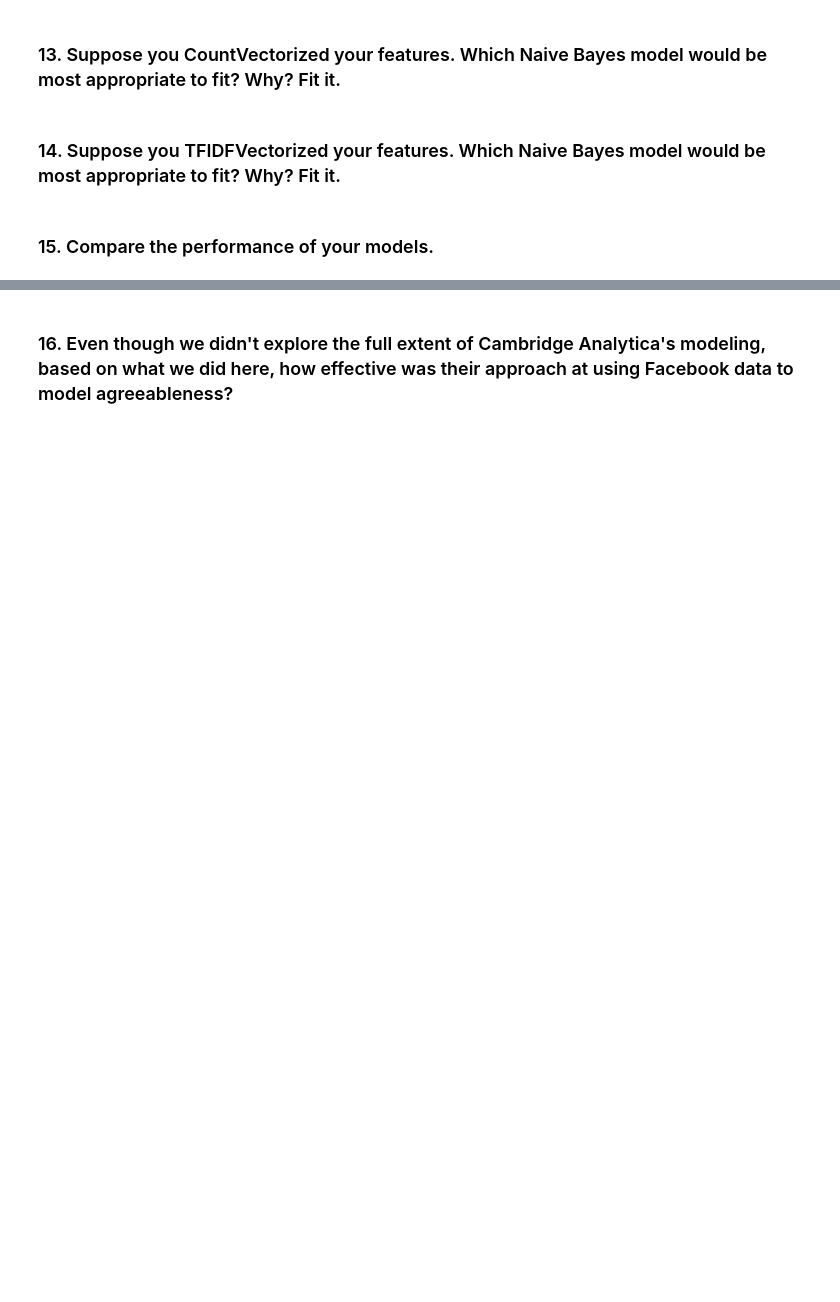
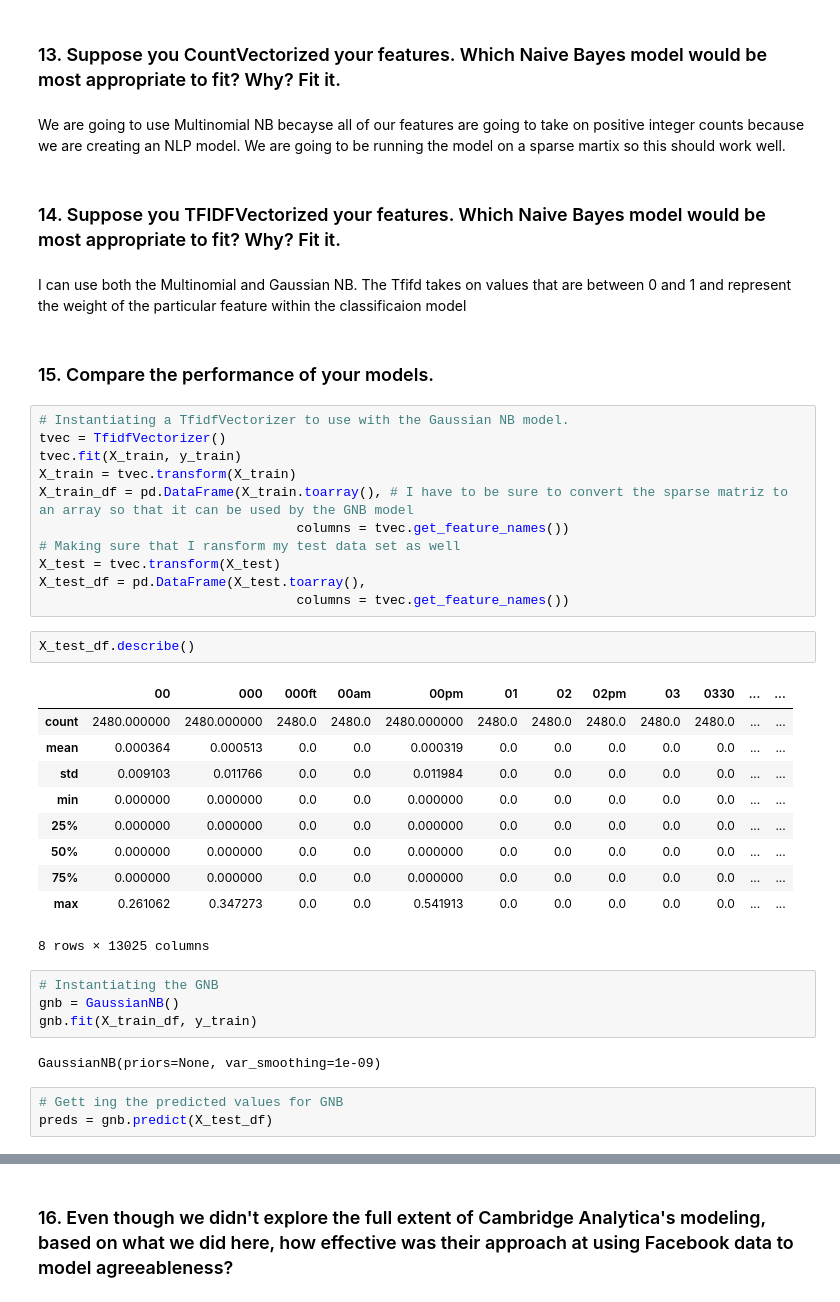
Before and after one commit to pwalesdi/Naive_Bayes_Lab, a Jupyter notebook: Naive_Bayes_Lab.ipynb, the cells around one changed output, grey strips where cells are left out. Drawn from its saved outputs; the diff is of its cells as text; blank space fills up the shorter version.

```diff
--- a/Naive_Bayes_Lab.ipynb
+++ b/Naive_Bayes_Lab.ipynb
@@ -251,6 +298,43 @@ There are three common types of Naive Bayes models: Bernoulli Naive Bayes, Multi
 # %% [markdown]
 ### 13. Suppose you CountVectorized your features. Which Naive Bayes model would be most appropriate to fit? Why? Fit it.
+# %% [markdown]
+We are going to use Multinomial NB becayse all of our features are going to take on positive integer counts because we are creating an NLP model. We are going to be running the model on a sparse martix so this should work well.
 # %% [markdown]
 ### 14. Suppose you TFIDFVectorized your features. Which Naive Bayes model would be most appropriate to fit? Why? Fit it.
+# %% [markdown]
+I can use both the Multinomial and Gaussian NB. The Tfifd takes on values that are between 0 and 1 and represent the weight of the particular feature within the classificaion model
 # %% [markdown]
 ### 15. Compare the performance of your models.
+# %%
+# Instantiating a TfidfVectorizer to use with the Gaussian NB model.
+tvec = TfidfVectorizer()
+tvec.fit(X_train, y_train)
+X_train = tvec.transform(X_train)
+X_train_df = pd.DataFrame(X_train.toarray(), # I have to be sure to convert the sparse matriz to an array so that it can be used by the GNB model
+                                 columns = tvec.get_feature_names())
+# Making sure that I ransform my test data set as well
+X_test = tvec.transform(X_test)
+X_test_df = pd.DataFrame(X_test.toarray(),
+                                 columns = tvec.get_feature_names())
+# %%
+X_test_df.describe()
+# %% [output]
+|  | 00 | 000 | 000ft | 00am | 00pm | 01 | 02 | 02pm | 03 | 0330 | ... | ... |
+| count | 2480.000000 | 2480.000000 | 2480.0 | 2480.0 | 2480.000000 | 2480.0 | 2480.0 | 2480.0 | 2480.0 | 2480.0 | ... | ... |
+| mean | 0.000364 | 0.000513 | 0.0 | 0.0 | 0.000319 | 0.0 | 0.0 | 0.0 | 0.0 | 0.0 | ... | ... |
+| std | 0.009103 | 0.011766 | 0.0 | 0.0 | 0.011984 | 0.0 | 0.0 | 0.0 | 0.0 | 0.0 | ... | ... |
+| min | 0.000000 | 0.000000 | 0.0 | 0.0 | 0.000000 | 0.0 | 0.0 | 0.0 | 0.0 | 0.0 | ... | ... |
+| 25% | 0.000000 | 0.000000 | 0.0 | 0.0 | 0.000000 | 0.0 | 0.0 | 0.0 | 0.0 | 0.0 | ... | ... |
+| 50% | 0.000000 | 0.000000 | 0.0 | 0.0 | 0.000000 | 0.0 | 0.0 | 0.0 | 0.0 | 0.0 | ... | ... |
+| 75% | 0.000000 | 0.000000 | 0.0 | 0.0 | 0.000000 | 0.0 | 0.0 | 0.0 | 0.0 | 0.0 | ... | ... |
+| max | 0.261062 | 0.347273 | 0.0 | 0.0 | 0.541913 | 0.0 | 0.0 | 0.0 | 0.0 | 0.0 | ... | ... |
+8 rows × 13025 columns
+# %%
+# Instantiating the GNB
+gnb = GaussianNB()
+gnb.fit(X_train_df, y_train)
+# %% [output]
+GaussianNB(priors=None, var_smoothing=1e-09)
+# %%
+# Gett ing the predicted values for GNB
+preds = gnb.predict(X_test_df)
```
Also changed, not shown: parts of 14 cells of this notebook.
